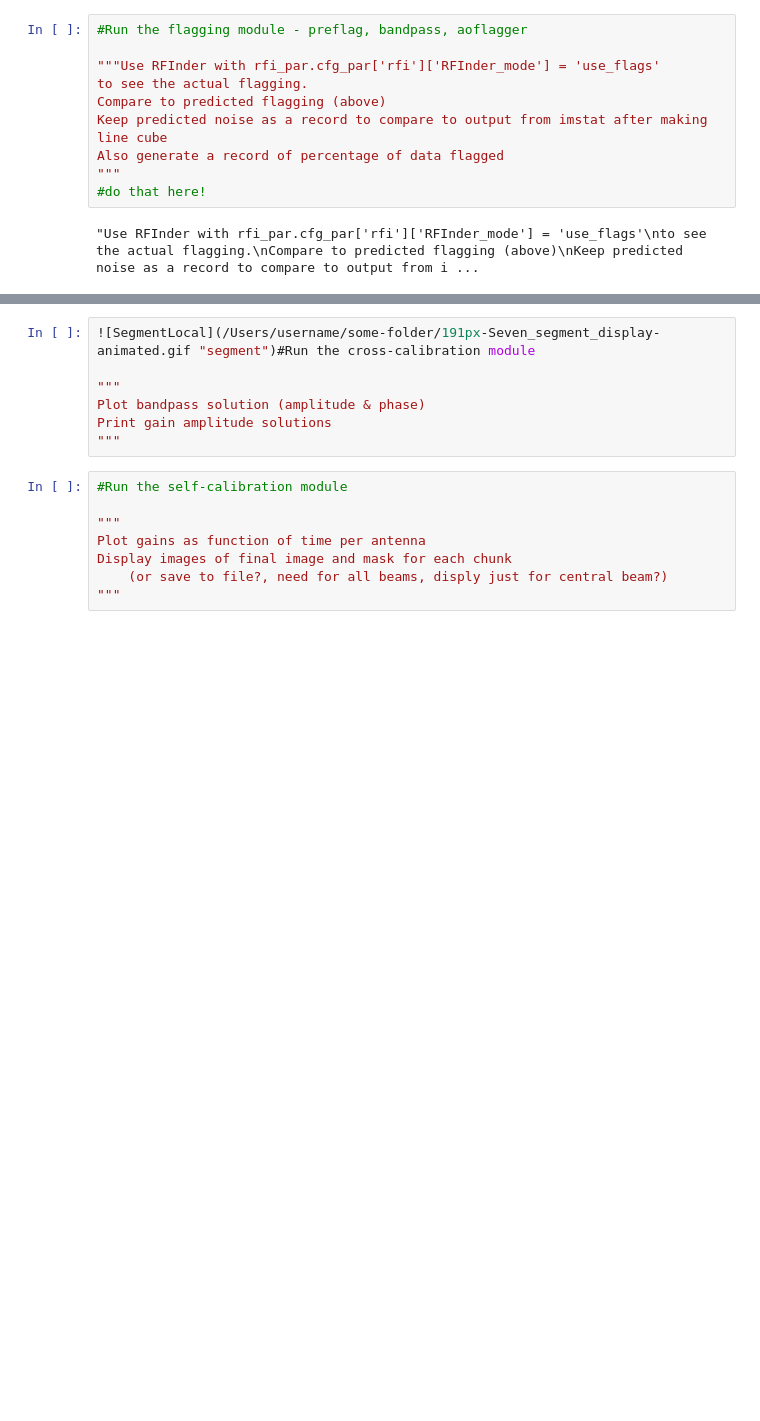
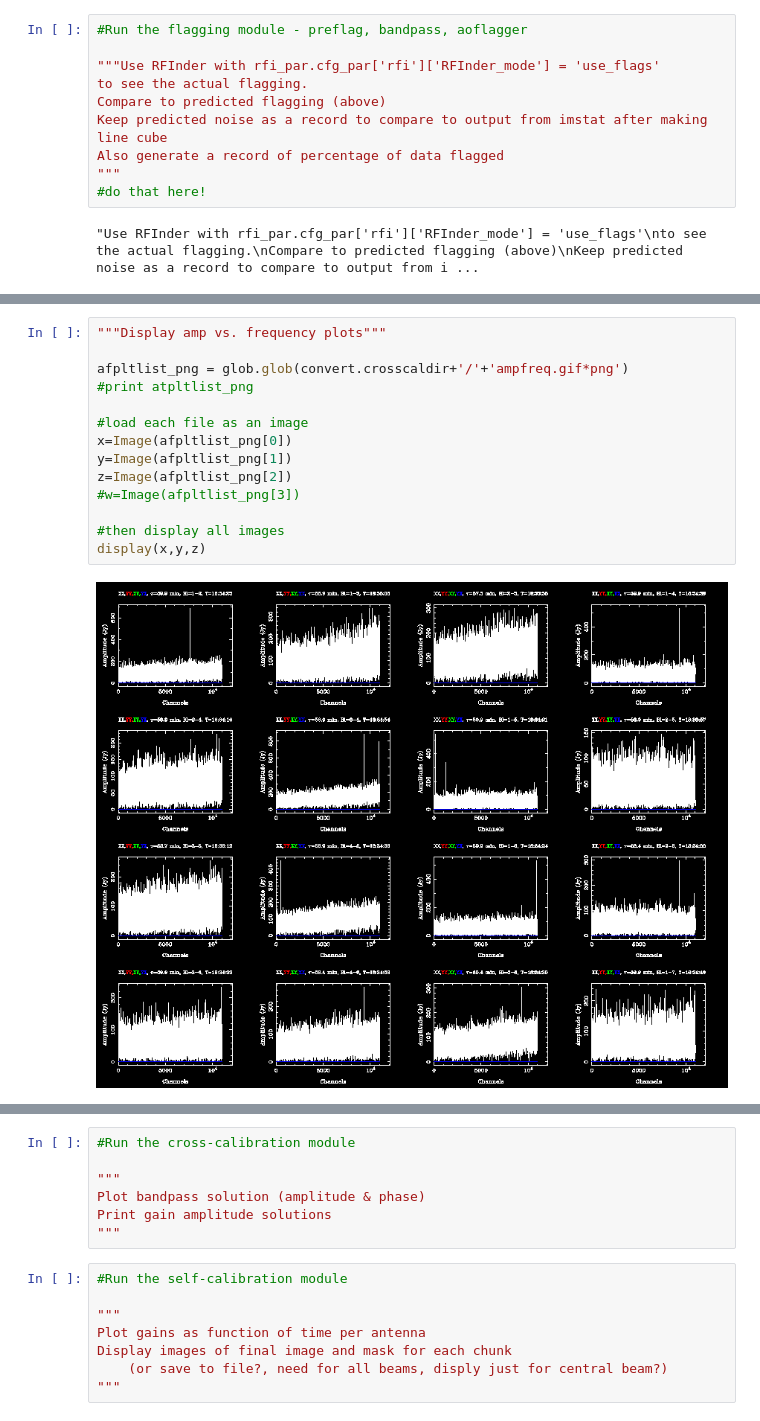
Before and after one commit to apertif/shakedown, a Jupyter notebook: Data quality assessment.ipynb, the cells around one changed output, grey strips where cells are left out. Cells and saved outputs as stored; diff of their text form; blank space fills up the shorter version.

```diff
--- a/Data quality assessment.ipynb
+++ b/Data quality assessment.ipynb
@@ -178,0 +183,16 @@ ValueError: Cannot embed the 'gif' image format
+# %%
+"""Display amp vs. frequency plots"""
+
+afpltlist_png = glob.glob(convert.crosscaldir+'/'+'ampfreq.gif*png')
+#print atpltlist_png
+
+#load each file as an image
+x=Image(afpltlist_png[0])
+y=Image(afpltlist_png[1])
+z=Image(afpltlist_png[2])
+#w=Image(afpltlist_png[3])
+
+#then display all images
+display(x,y,z)
+# %% [output]
+[figure, added]
@@ -179,5 +201,5 @@ ValueError: Cannot embed the 'gif' image format
 # %%
-![SegmentLocal](/Users/username/some-folder/191px-Seven_segment_display-animated.gif "segment")#Run the cross-calibration module
+#Run the cross-calibration module
 
 """
 Plot bandpass solution (amplitude & phase)
```
Also changed, not shown: parts of 8 cells of this notebook.
